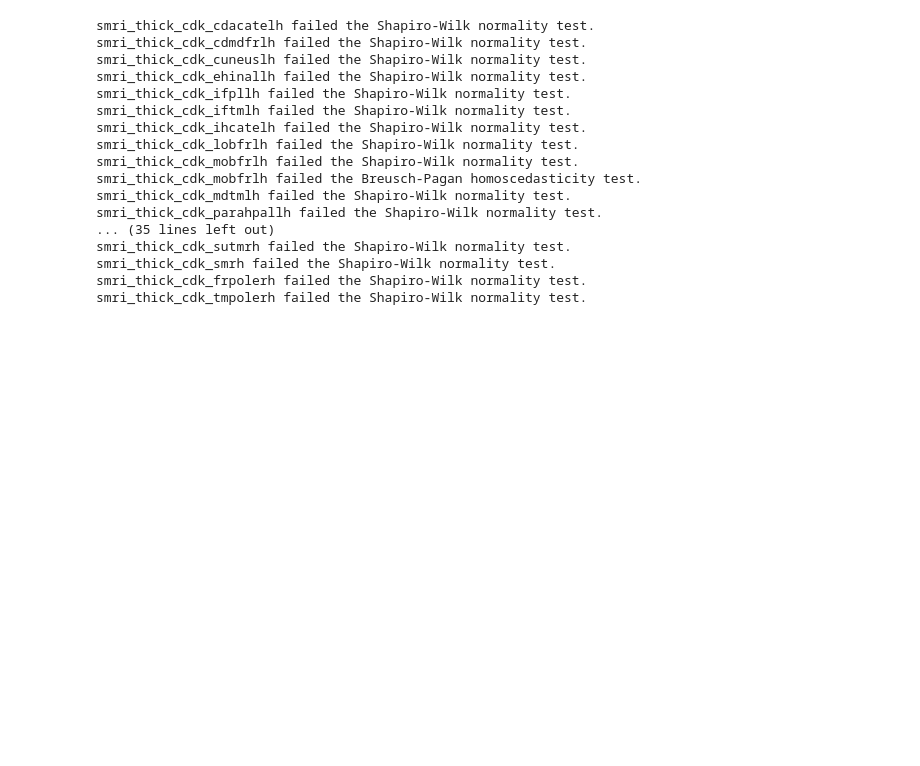
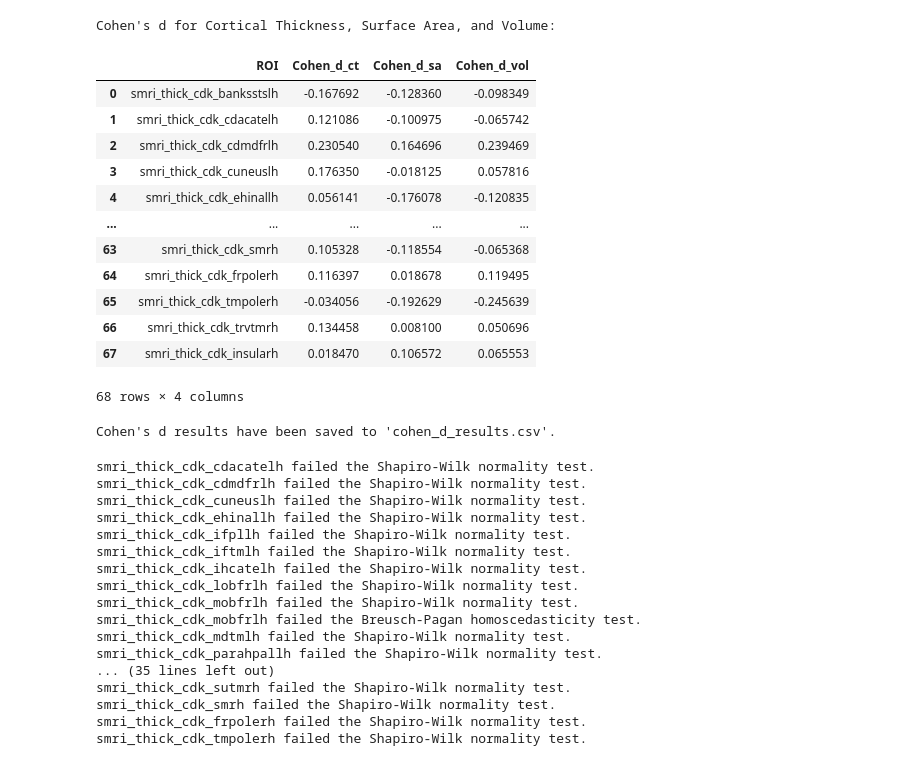
Before and after one commit to HumanBrainZappingatUCLA/ABCDOCPS, a Jupyter notebook: ocps_wholebrain_multiplemodels.ipynb, the cells around one changed output. Cells and saved outputs as stored; diff of their text form; code cells hidden in the pictures; blank space fills up the shorter version.

```diff
--- a/ocps_wholebrain_multiplemodels.ipynb
+++ b/ocps_wholebrain_multiplemodels.ipynb
@@ -185,14 +197,18 @@ vol_pvals = np.zeros(rois_vol.shape[0])
 
 for i in range(rois_vol.shape[0]):
     temp = np.vstack([subj_4y.s, ABCD_pds_4y.menstrualcycle4_y, ABCD_site_4y.site_id_l,
-                  ABCD_vol_4y[rois_vol[i]]])
+                      ABCD_vol_4y[rois_vol[i]]])
 
     ABCD_analyses = pd.DataFrame(temp.T)
     ABCD_analyses.columns = ['subj', 'ocp', 'site', 'vol']
-    ABCD_analyses['vol'] = pd.to_numeric(ABCD_analyses['vol'] )
-    ABCD_analyses['ocp'] = pd.to_numeric(ABCD_analyses['ocp'] )
+    ABCD_analyses['vol'] = pd.to_numeric(ABCD_analyses['vol'])
+    ABCD_analyses['ocp'] = pd.to_numeric(ABCD_analyses['ocp'])
 
-    glm_model = smf.glm("vol ~ ocp", data=ABCD_analyses, family=sm.families.Gaussian())
+    # Convert 'site' to a categorical variable
+    ABCD_analyses['site'] = ABCD_analyses['site'].astype('category')
+
+    # Include 'site' as a covariate in the GLM formula
+    glm_model = smf.glm("vol ~ ocp + C(site)", data=ABCD_analyses, family=sm.families.Gaussian())
     glm_result = glm_model.fit()
     vol_pvals[i] = glm_result.pvalues['ocp']
 
@@ -255 +239,64 @@ Volume Results
+# %%
+# Function to calculate Cohen's d
+def cohen_d(group1, group2):
+    n1, n2 = len(group1), len(group2)
+    mean1, mean2 = np.mean(group1), np.mean(group2)
+    std1, std2 = np.std(group1, ddof=1), np.std(group2, ddof=1)
+    pooled_std = np.sqrt(((n1 - 1) * std1 ** 2 + (n2 - 1) * std2 ** 2) / (n1 + n2 - 2))
+    d = (mean1 - mean2) / pooled_std
+    return d
+
+# Cohen's d calculation for cortical thickness, surface area, and volume
+cohen_d_results = {
+    'ROI': [],
+    'Cohen_d_ct': [],
+    'Cohen_d_sa': [],
+    'Cohen_d_vol': []
+}
+
+# Calculate Cohen's d for cortical thickness
+for roi in ABCD_ct_4y.columns:
+    group1 = ABCD_ct_4y[roi][ABCD_pds_4y['menstrualcycle4_y'] == 0]
+    group2 = ABCD_ct_4y[roi][ABCD_pds_4y['menstrualcycle4_y'] == 1]
+    cohen_d_results['ROI'].append(roi)
+    cohen_d_results['Cohen_d_ct'].append(cohen_d(group1, group2))
+
+# Calculate Cohen's d for surface area
+for roi in ABCD_sa_4y.columns:
+    group1 = ABCD_sa_4y[roi][ABCD_pds_4y['menstrualcycle4_y'] == 0]
+    group2 = ABCD_sa_4y[roi][ABCD_pds_4y['menstrualcycle4_y'] == 1]
+    cohen_d_results['Cohen_d_sa'].append(cohen_d(group1, group2))
+
+# Calculate Cohen's d for volume
+for roi in ABCD_vol_4y.columns:
+    group1 = ABCD_vol_4y[roi][ABCD_pds_4y['menstrualcycle4_y'] == 0]
+    group2 = ABCD_vol_4y[roi][ABCD_pds_4y['menstrualcycle4_y'] == 1]
+    cohen_d_results['Cohen_d_vol'].append(cohen_d(group1, group2))
+
+# Convert results to a DataFrame
+cohen_d_df = pd.DataFrame(cohen_d_results)
+
+# Display the results
+print("Cohen's d for Cortical Thickness, Surface Area, and Volume:")
+display(cohen_d_df)
+
+# Save the results to a CSV file
+cohen_d_df.to_csv('cohen_d_results.csv', index=False)
+print("Cohen's d results have been saved to 'cohen_d_results.csv'.")
+# %% [output]
+Cohen's d for Cortical Thickness, Surface Area, and Volume:
+|  | ROI | Cohen_d_ct | Cohen_d_sa | Cohen_d_vol |
+| 0 | smri_thick_cdk_banksstslh | -0.167692 | -0.128360 | -0.098349 |
+| 1 | smri_thick_cdk_cdacatelh | 0.121086 | -0.100975 | -0.065742 |
+| 2 | smri_thick_cdk_cdmdfrlh | 0.230540 | 0.164696 | 0.239469 |
+| 3 | smri_thick_cdk_cuneuslh | 0.176350 | -0.018125 | 0.057816 |
+| 4 | smri_thick_cdk_ehinallh | 0.056141 | -0.176078 | -0.120835 |
+| ... | ... | ... | ... | ... |
+| 63 | smri_thick_cdk_smrh | 0.105328 | -0.118554 | -0.065368 |
+| 64 | smri_thick_cdk_frpolerh | 0.116397 | 0.018678 | 0.119495 |
+| 65 | smri_thick_cdk_tmpolerh | -0.034056 | -0.192629 | -0.245639 |
+| 66 | smri_thick_cdk_trvtmrh | 0.134458 | 0.008100 | 0.050696 |
+| 67 | smri_thick_cdk_insularh | 0.018470 | 0.106572 | 0.065553 |
+68 rows × 4 columns
+Cohen's d results have been saved to 'cohen_d_results.csv'.
 # %%
```
Also changed, not shown: parts of 10 cells of this notebook.
